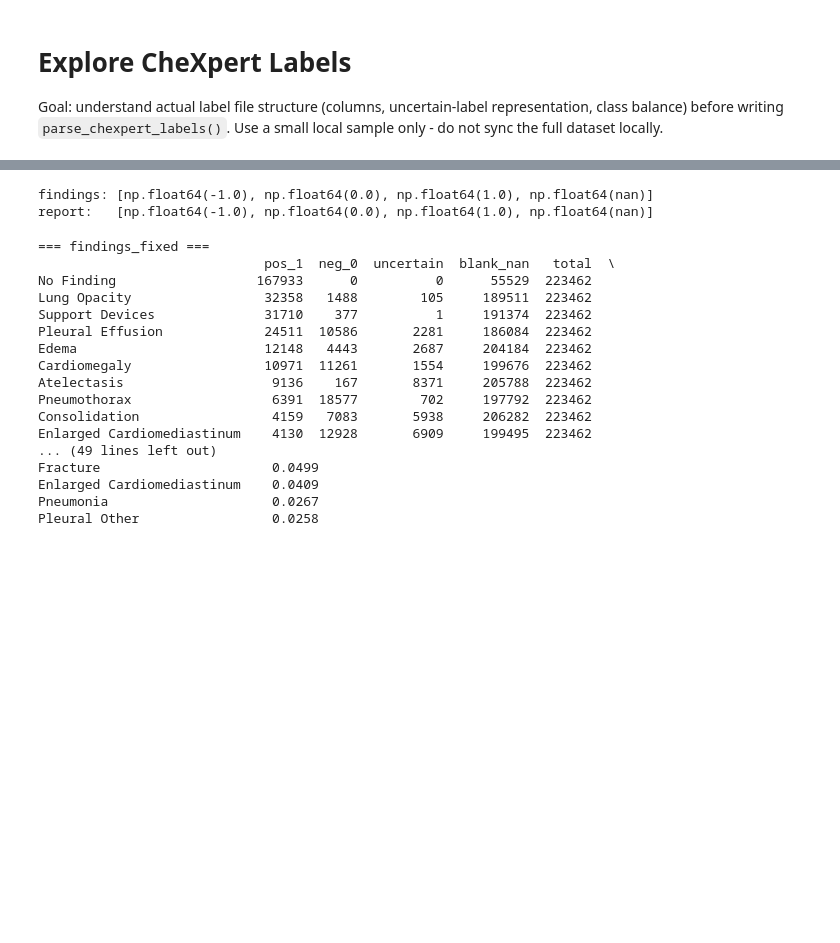
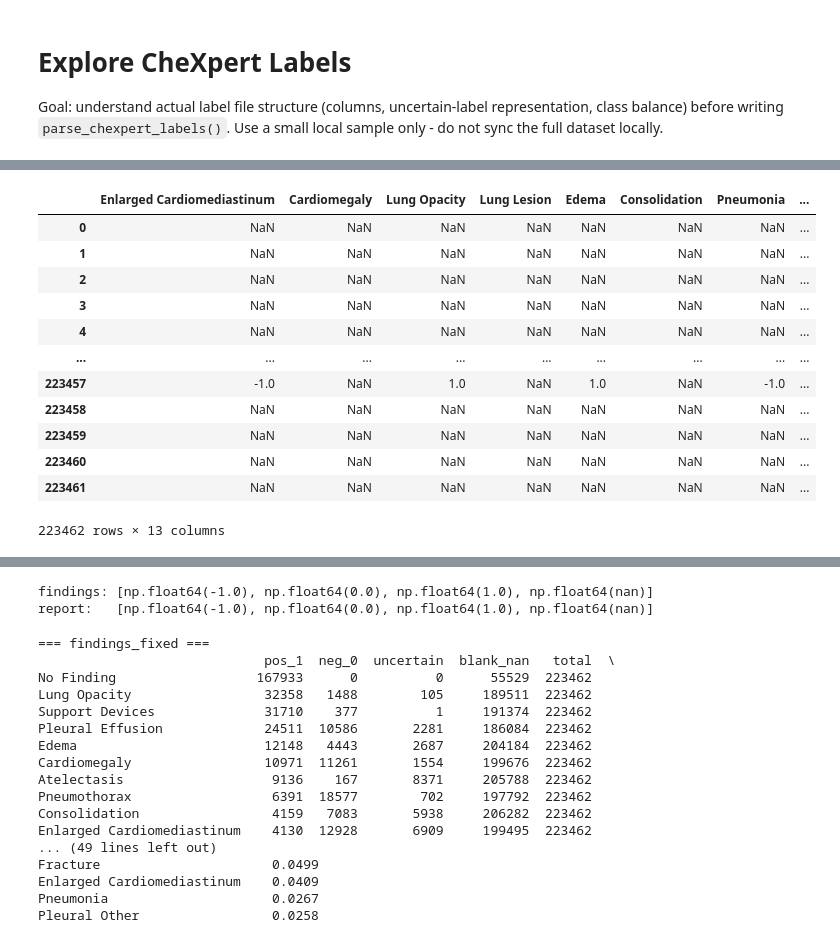
Before and after one commit to runo313/automated-xray-reporting, a Jupyter notebook: notebooks/01_explore_chexpert_labels.ipynb, the cells around one changed output, grey strips where cells are left out. Drawn from its saved outputs; the diff is of its cells as text; code cells hidden in the pictures; blank space fills up the shorter version.

```diff
--- a/notebooks/01_explore_chexpert_labels.ipynb
+++ b/notebooks/01_explore_chexpert_labels.ipynb
@@ -20,6 +20,30 @@ df_findings_fixed.head()
 | 2 | train/patient42142/study2/view1_f... | NaN | NaN | NaN | NaN | NaN | NaN | ... |
 | 3 | train/patient42142/study4/view1_f... | NaN | NaN | NaN | NaN | NaN | NaN | ... |
 | 4 | train/patient42142/study3/view1_f... | NaN | NaN | NaN | NaN | NaN | NaN | ... |
+# %%
+PATHOLOGY_ONLY=[
+    'Enlarged Cardiomediastinum', 'Cardiomegaly', 'Lung Opacity',
+    'Lung Lesion', 'Edema', 'Consolidation', 'Pneumonia',
+    'Atelectasis', 'Pneumothorax', 'Pleural Effusion',
+    'Pleural Other', 'Fracture', 'No Finding'
+]
+
+df1=df_findings_fixed[PATHOLOGY_ONLY]
+df1
+# %% [output]
+|  | Enlarged Cardiomediastinum | Cardiomegaly | Lung Opacity | Lung Lesion | Edema | Consolidation | Pneumonia | ... |
+| 0 | NaN | NaN | NaN | NaN | NaN | NaN | NaN | ... |
+| 1 | NaN | NaN | NaN | NaN | NaN | NaN | NaN | ... |
+| 2 | NaN | NaN | NaN | NaN | NaN | NaN | NaN | ... |
+| 3 | NaN | NaN | NaN | NaN | NaN | NaN | NaN | ... |
+| 4 | NaN | NaN | NaN | NaN | NaN | NaN | NaN | ... |
+| ... | ... | ... | ... | ... | ... | ... | ... | ... |
+| 223457 | -1.0 | NaN | 1.0 | NaN | 1.0 | NaN | -1.0 | ... |
+| 223458 | NaN | NaN | NaN | NaN | NaN | NaN | NaN | ... |
+| 223459 | NaN | NaN | NaN | NaN | NaN | NaN | NaN | ... |
+| 223460 | NaN | NaN | NaN | NaN | NaN | NaN | NaN | ... |
+| 223461 | NaN | NaN | NaN | NaN | NaN | NaN | NaN | ... |
+223462 rows × 13 columns
 # %%
 with open('/Users/runosiakpebru/Downloads/report_fixed.json') as f:
     data = [json.loads(line) for line in f]
```
Also changed, not shown: parts of 1 cell of this notebook, 6 other files.
